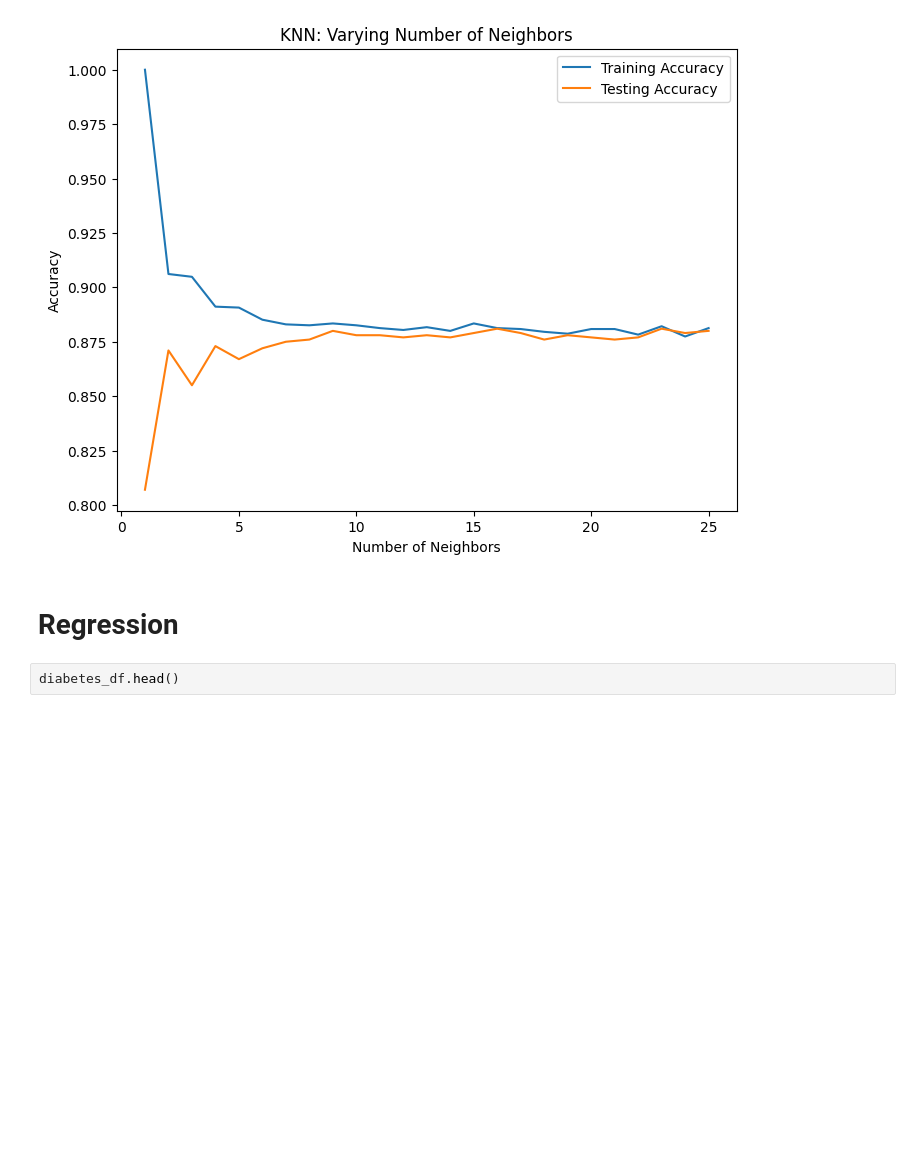
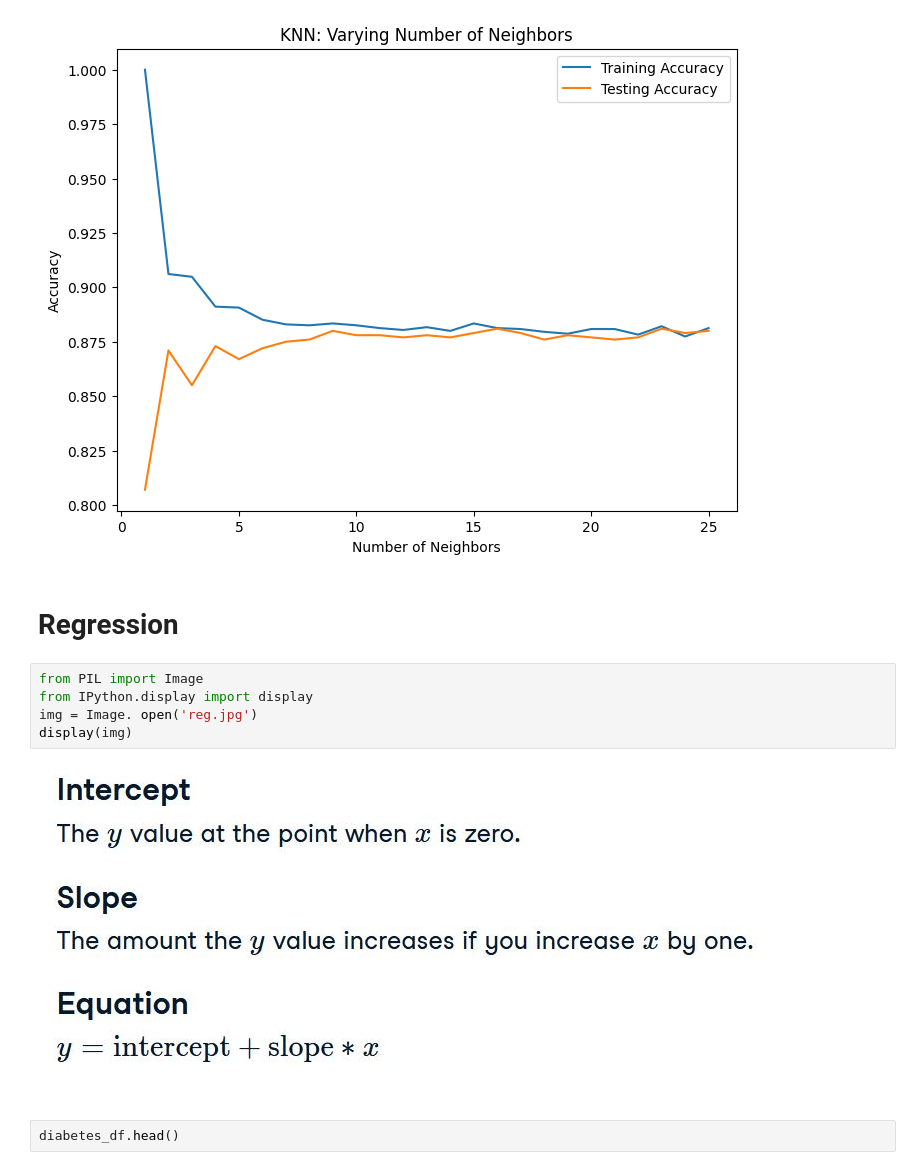
Before and after one commit to magannamazur/Codewars, a Jupyter notebook: DataCamp/a_supervised.ipynb, the cells around one changed output. Saved outputs shown, nothing was run; the diff lists cells and outputs as text; blank space fills up the shorter version.

```diff
--- a/DataCamp/a_supervised.ipynb
+++ b/DataCamp/a_supervised.ipynb
@@ -112,6 +112,13 @@ plt.show()
 [figure]
 # %% [markdown]
 # Regression
+# %%
+from PIL import Image
+from IPython.display import display
+img = Image. open('reg.jpg')
+display(img)
+# %% [output]
+[figure, added]
 # %%
 diabetes_df.head()
 # %% [output]
```
Also changed, not shown: parts of 8 cells of this notebook, 8 other files.
